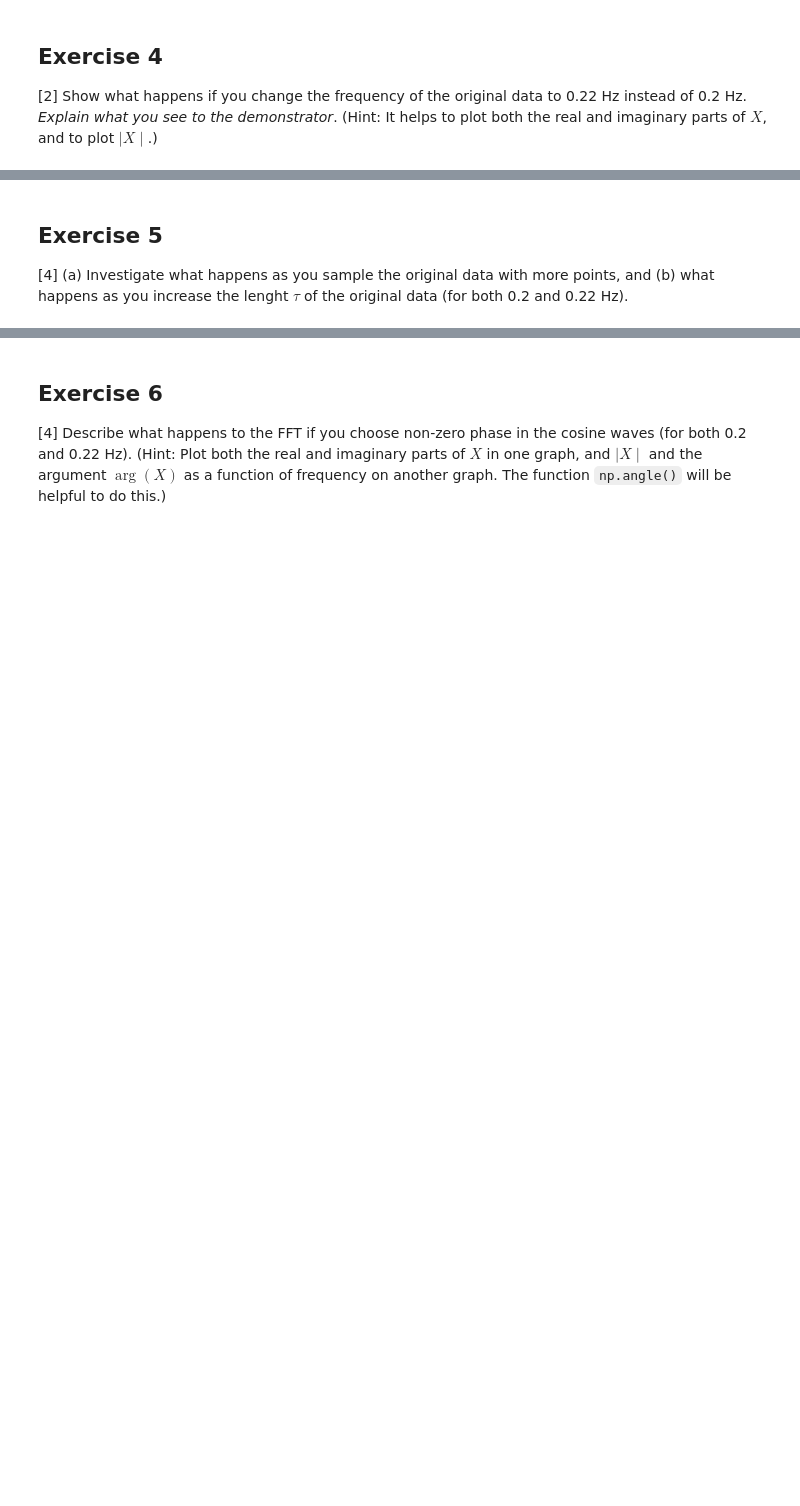
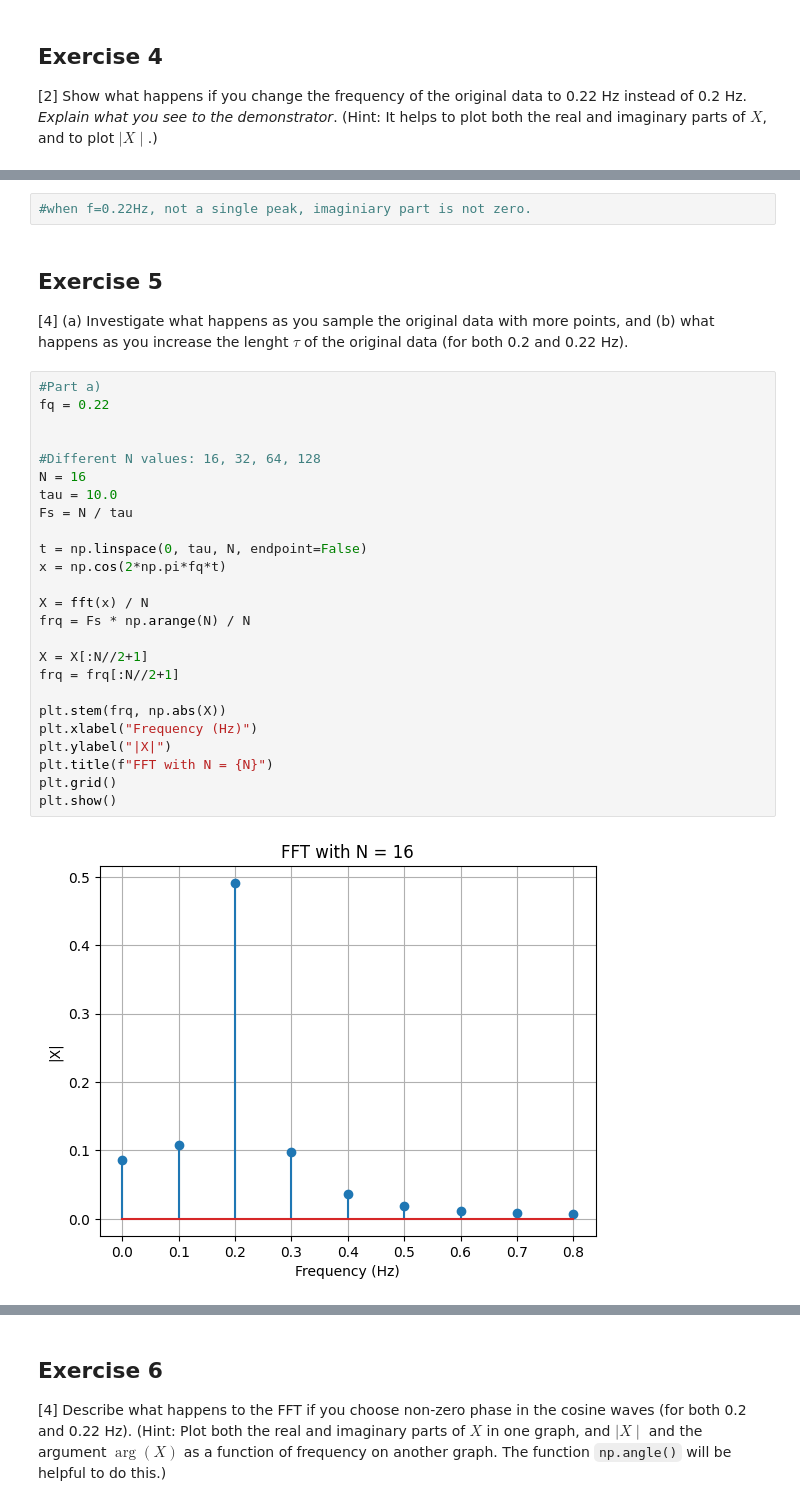
Before and after one commit to PX2145-2025/week-10-b-lowri-nicholls, a Jupyter notebook: FFT.ipynb, the cells around one changed output, grey strips where cells are left out. Cells and saved outputs as stored; diff of their text form; blank space fills up the shorter version.

```diff
--- a/FFT.ipynb
+++ b/FFT.ipynb
@@ -459,4 +495,33 @@ AttributeError: module 'numpy' has no attribute 'arrange'
+# %%
+#when f=0.22Hz, not a single peak, imaginiary part is not zero.
 # %% [markdown]
 ## Exercise 5
 
 [4] (a) Investigate what happens as you sample the original data with more points,  and (b) what happens as you increase the lenght $\tau$ of the original data (for both 0.2 and 0.22 Hz).
+# %%
+#Part a)
+fq = 0.22
+
+
+#Different N values: 16, 32, 64, 128
+N = 16
+tau = 10.0
+Fs = N / tau
+
+t = np.linspace(0, tau, N, endpoint=False)
+x = np.cos(2*np.pi*fq*t)
+
+X = fft(x) / N
+frq = Fs * np.arange(N) / N
+
+X = X[:N//2+1]
+frq = frq[:N//2+1]
+
+plt.stem(frq, np.abs(X))
+plt.xlabel("Frequency (Hz)")
+plt.ylabel("|X|")
+plt.title(f"FFT with N = {N}")
+plt.grid()
+plt.show()
+# %% [output]
+[figure, added]
```
Also changed, not shown: parts of 17 cells of this notebook.
